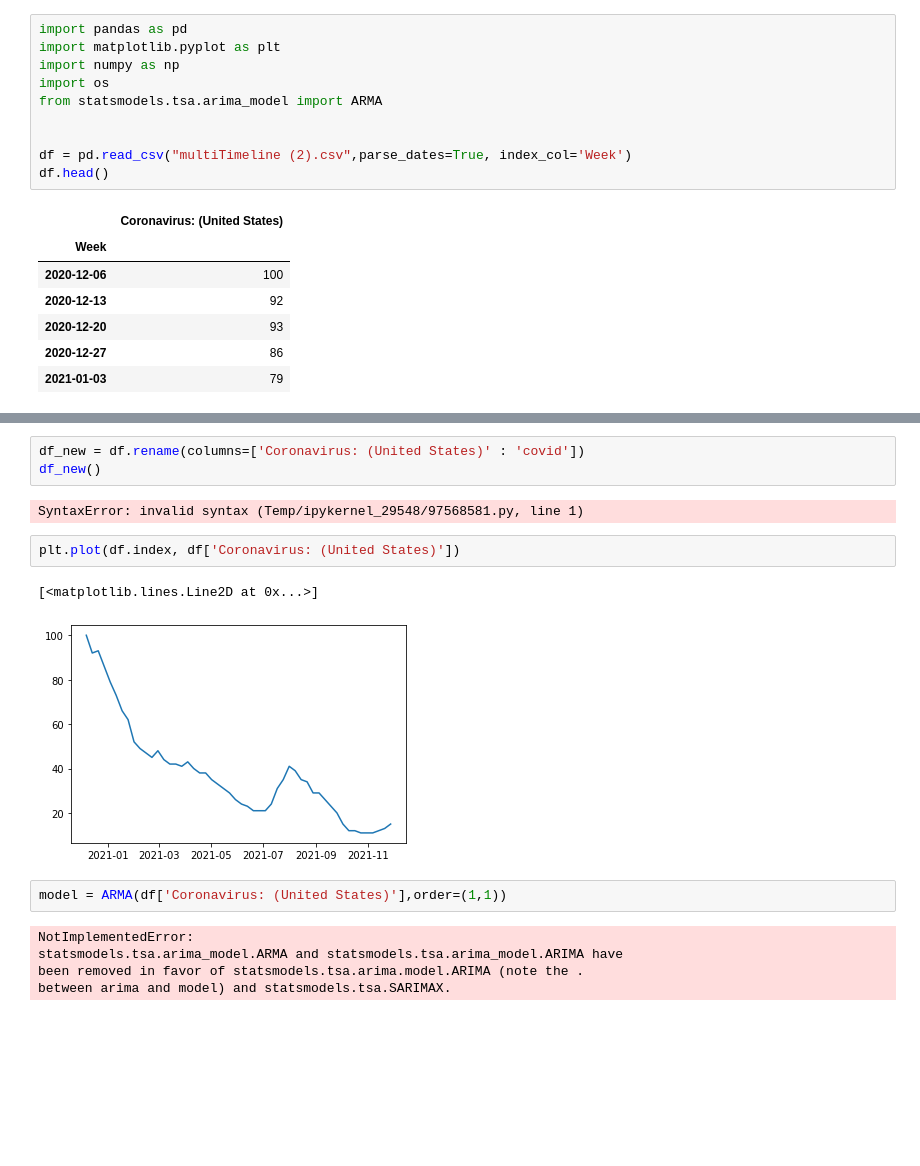
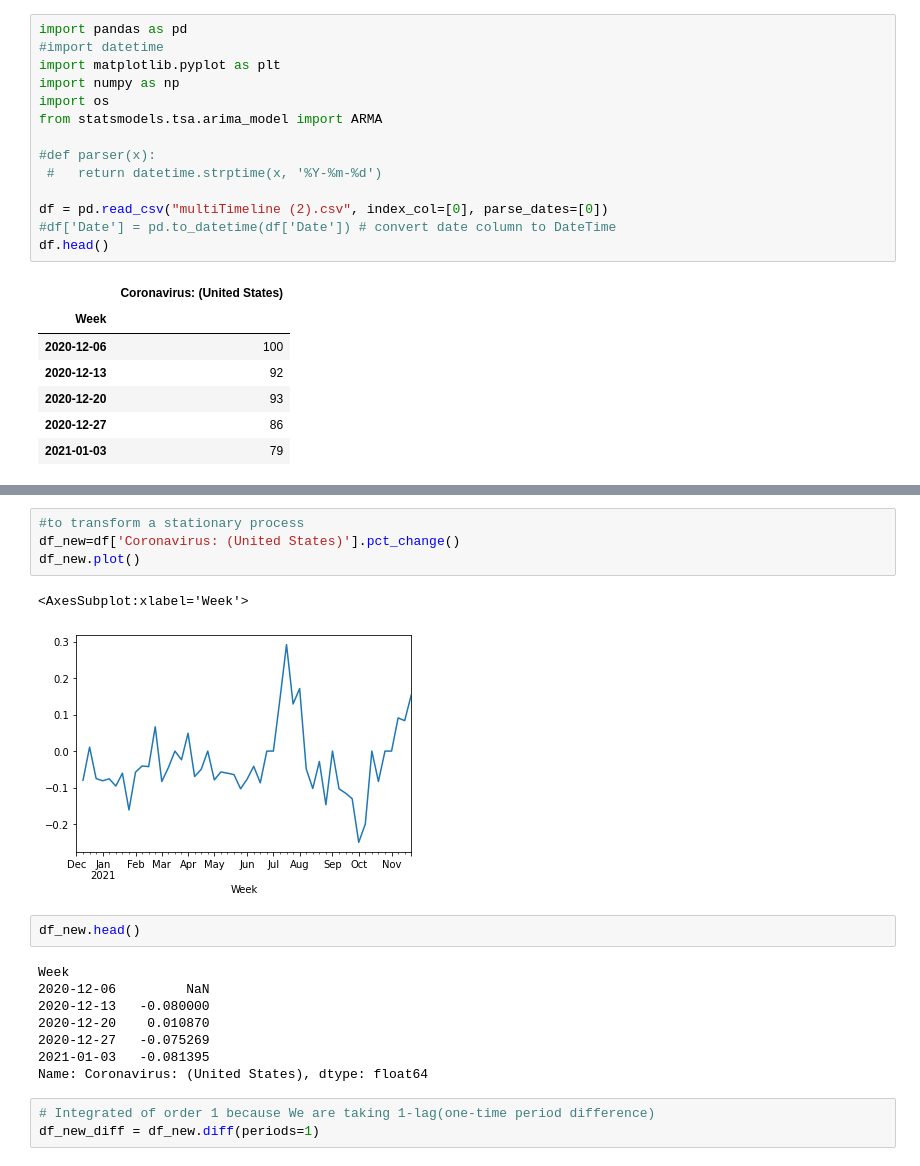
Before and after one commit to vedamy/Final_Homework, a Jupyter notebook: week-11/week-11_in_class_activity.ipynb, the cells around one changed output, grey strips where cells are left out. Drawn from its saved outputs; the diff is of its cells as text; blank space fills up the shorter version.

```diff
--- a/week-11/week-11_in_class_activity.ipynb
+++ b/week-11/week-11_in_class_activity.ipynb
@@ -9,13 +9,17 @@ e. Discuss your findings with your group and explain what trend someone else
 chose and why they chose the model they did
 # %%
 import pandas as pd
+#import datetime
 import matplotlib.pyplot as plt
 import numpy as np
 import os
 from statsmodels.tsa.arima_model import ARMA
 
+#def parser(x):
+ #   return datetime.strptime(x, '%Y-%m-%d')
 
-df = pd.read_csv("multiTimeline (2).csv",parse_dates=True, index_col='Week')
+df = pd.read_csv("multiTimeline (2).csv", index_col=[0], parse_dates=[0])
+#df['Date'] = pd.to_datetime(df['Date']) # convert date column to DateTime
 df.head()
 # %% [output]
 |  | Coronavirus: (United States) |
@@ -28,17 +94,20 @@ df.head()
+# %%
+#to transform a stationary process
+df_new=df['Coronavirus: (United States)'].pct_change()
+df_new.plot()
+# %% [output]
+<AxesSubplot:xlabel='Week'>
+[figure, added]
 # %%
-df_new = df.rename(columns=['Coronavirus: (United States)' : 'covid'])
-df_new()
+df_new.head()
 # %% [output]
-SyntaxError: invalid syntax (Temp/ipykernel_29548/97568581.py, line 1)
+Week
+2020-12-06         NaN
+2020-12-13   -0.080000
+2020-12-20    0.010870
+2020-12-27   -0.075269
+2021-01-03   -0.081395
+Name: Coronavirus: (United States), dtype: float64
-# %%
-plt.plot(df.index, df['Coronavirus: (United States)'])
-# %% [output]
-[<matplotlib.lines.Line2D at 0x...>]
-[figure, removed]
-# %%
-model = ARMA(df['Coronavirus: (United States)'],order=(1,1))
-# %% [output]
-NotImplementedError:
-statsmodels.tsa.arima_model.ARMA and statsmodels.tsa.arima_model.ARIMA have
-been removed in favor of statsmodels.tsa.arima.model.ARIMA (note the .
-between arima and model) and statsmodels.tsa.SARIMAX.
+# %%
+# Integrated of order 1 because We are taking 1-lag(one-time period difference)
+df_new_diff = df_new.diff(periods=1)
```
Also changed, not shown: parts of 29 cells of this notebook.
